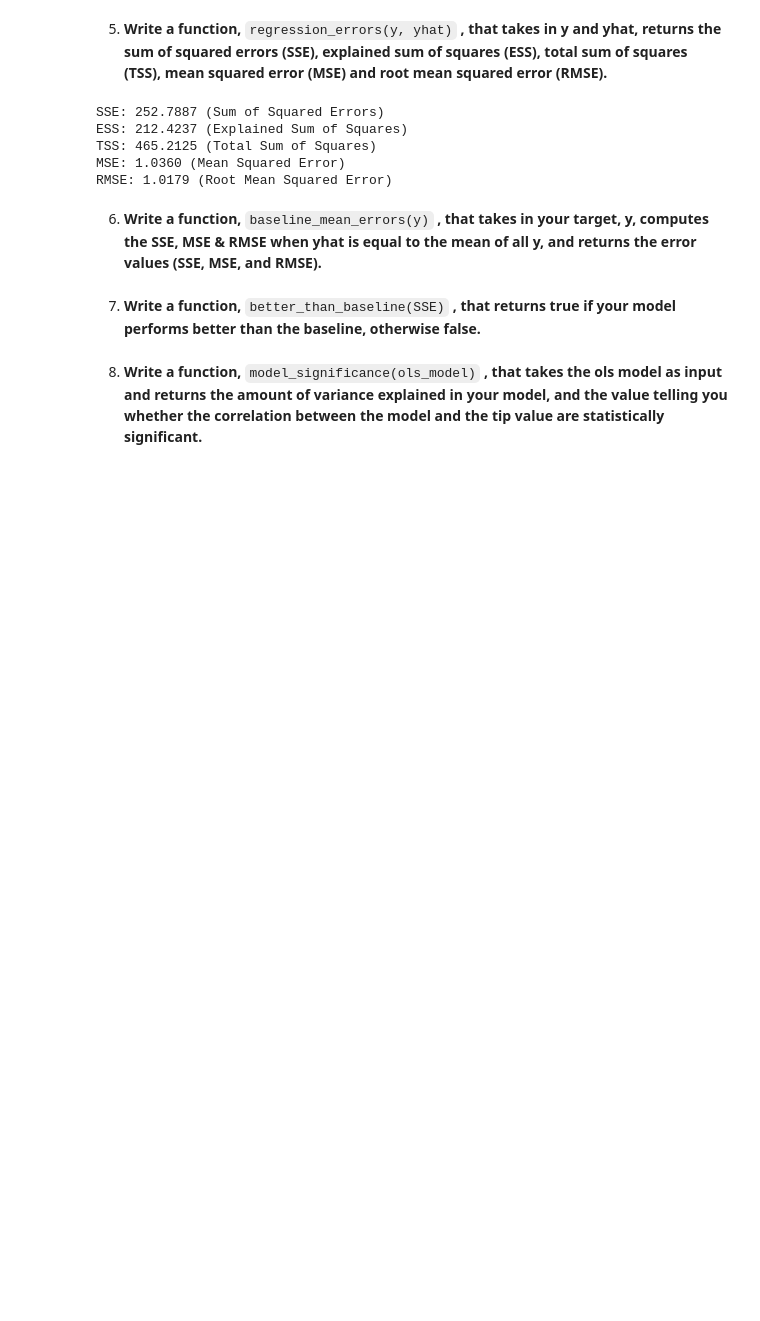
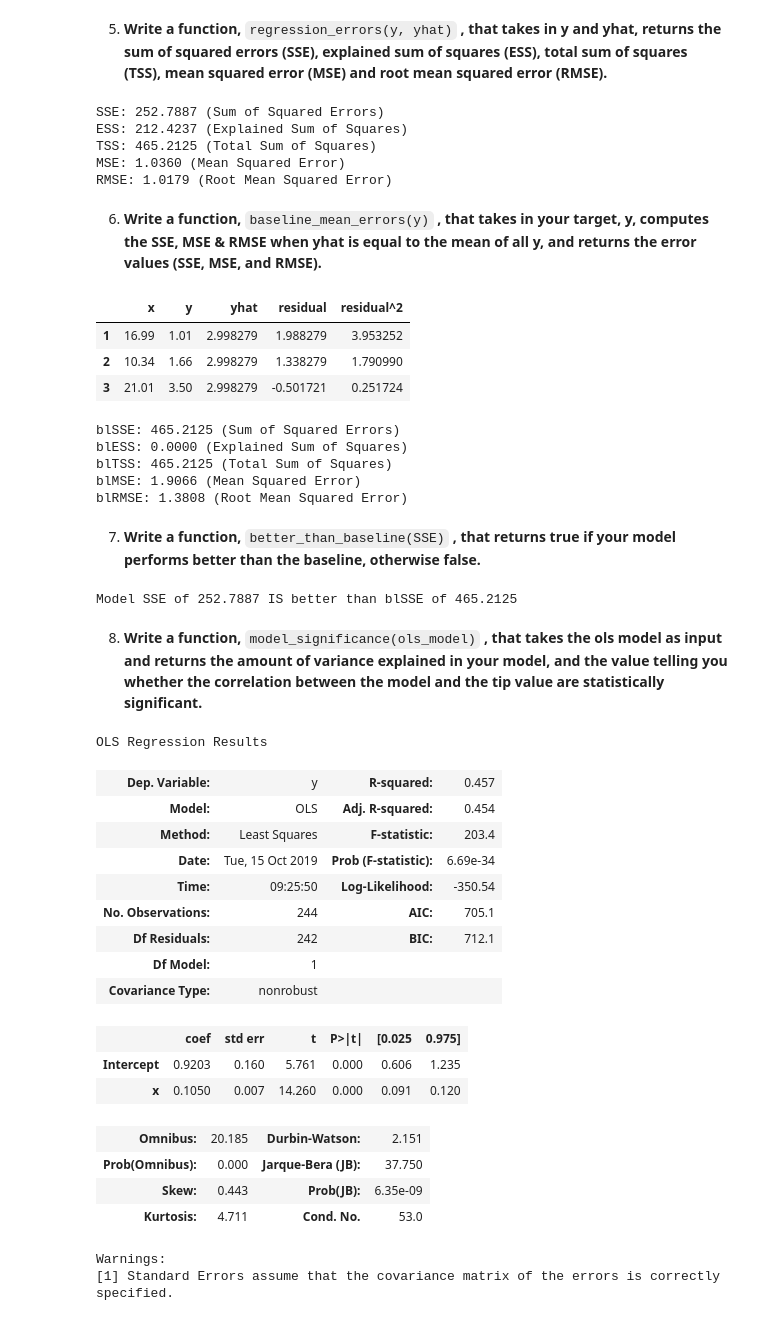
Before and after one commit to kjeliasen/ds-methodologies-exercises, a Jupyter notebook: regression/Evaluate_demo.ipynb, the cells around one changed output. Saved outputs shown, nothing was run; the diff lists cells and outputs as text; code cells hidden in the pictures; blank space fills up the shorter version.

```diff
--- a/regression/Evaluate_demo.ipynb
+++ b/regression/Evaluate_demo.ipynb
@@ -167,0 +199,8 @@ def baseline_mean_errors(y)
+# %%
+df_baseline = make_baseline(df)
+df_baseline.head(3)
+# %% [output]
+|  | x | y | yhat | residual | residual^2 |
+| 1 | 16.99 | 1.01 | 2.998279 | 1.988279 | 3.953252 |
+| 2 | 10.34 | 1.66 | 2.998279 | 1.338279 | 1.790990 |
+| 3 | 21.01 | 3.50 | 2.998279 | -0.501721 | 0.251724 |
@@ -168,3 +211,16 @@ def baseline_mean_errors(y)
+# %%
+blsse, bless, bltss, blmse, blrmse = baseline_mean_errors(df_baseline)
+print(f'blSSE: {blsse:.4f} (Sum of Squared Errors)')
+print(f'blESS: {bless:.4f} (Explained Sum of Squares)')
+print(f'blTSS: {bltss:.4f} (Total Sum of Squares)')
+print(f'blMSE: {blmse:.4f} (Mean Squared Error)')
+print(f'blRMSE: {blrmse:.4f} (Root Mean Squared Error)')
+# %% [output]
+blSSE: 465.2125 (Sum of Squared Errors)
+blESS: 0.0000 (Explained Sum of Squares)
+blTSS: 465.2125 (Total Sum of Squares)
+blMSE: 1.9066 (Mean Squared Error)
+blRMSE: 1.3808 (Root Mean Squared Error)
 # %% [markdown]
 7. **Write a function,**
 `better_than_baseline(SSE)`
@@ -172,4 +234,34 @@ def baseline_mean_errors(y)
+# %%
+is_it = is_isnot(better_than_baseline(sse, blsse))
+print(f'Model SSE of {sse:.4f} {is_it.upper()} better than blSSE of {blsse:.4f}')
+# %% [output]
+Model SSE of 252.7887 IS better than blSSE of 465.2125
 # %% [markdown]
 8. **Write a function,**
 `model_significance(ols_model)`
 **, that takes the ols model as input and returns the amount of variance explained in your model, and the value telling you whether the correlation between the model and the tip value are statistically significant.**
+# %%
+def model_significance(ols_model):
+    return ols_model.summary()
+# %%
+model_significance(regr)
+# %% [output]
+OLS Regression Results
+| Dep. Variable: | y | R-squared: | 0.457 |
+| Model: | OLS | Adj. R-squared: | 0.454 |
+| Method: | Least Squares | F-statistic: | 203.4 |
+| Date: | Tue, 15 Oct 2019 | Prob (F-statistic): | 6.69e-34 |
+| Time: | 09:25:50 | Log-Likelihood: | -350.54 |
+| No. Observations: | 244 | AIC: | 705.1 |
+| Df Residuals: | 242 | BIC: | 712.1 |
+| Df Model: | 1 |  |  |
+| Covariance Type: | nonrobust |  |  |
+|  | coef | std err | t | P>|t| | [0.025 | 0.975] |
+| Intercept | 0.9203 | 0.160 | 5.761 | 0.000 | 0.606 | 1.235 |
+| x | 0.1050 | 0.007 | 14.260 | 0.000 | 0.091 | 0.120 |
+| Omnibus: | 20.185 | Durbin-Watson: | 2.151 |
+| Prob(Omnibus): | 0.000 | Jarque-Bera (JB): | 37.750 |
+| Skew: | 0.443 | Prob(JB): | 6.35e-09 |
+| Kurtosis: | 4.711 | Cond. No. | 53.0 |
+Warnings:
+[1] Standard Errors assume that the covariance matrix of the errors is correctly specified.
```
Also changed, not shown: parts of 7 cells of this notebook, 1 other file.
